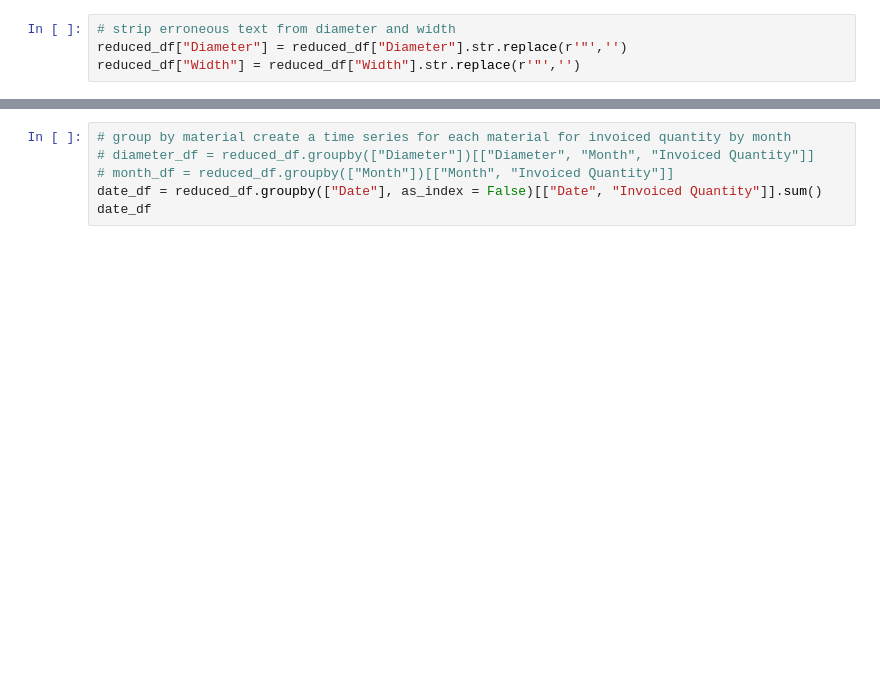
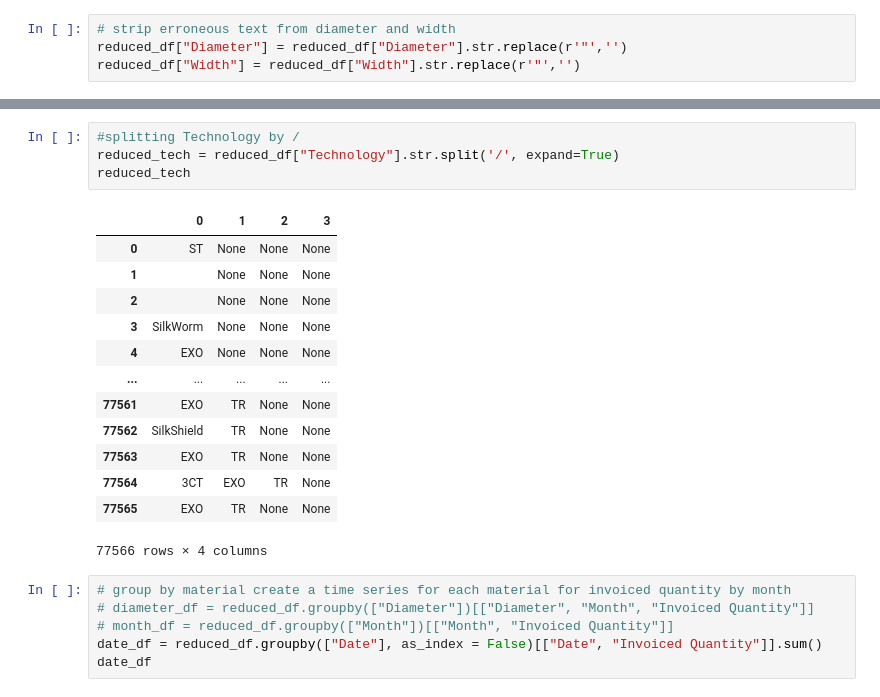
Before and after one commit to 2Delta/GT-Coding-Boot-Camp_Project-1, a Jupyter notebook: Project_01_BicycleSales.ipynb, the cells around one changed output, grey strips where cells are left out. Cells and saved outputs as stored; diff of their text form; blank space fills up the shorter version.

Commit message:
tried splitting technology

```diff
--- a/Project_01_BicycleSales.ipynb
+++ b/Project_01_BicycleSales.ipynb
@@ -49,3 +84,21 @@ reduced_df["Width"] = reduced_df["Width"].str.replace(r'"','')
+# %%
+#splitting Technology by /
+reduced_tech = reduced_df["Technology"].str.split('/', expand=True)
+reduced_tech
+# %% [output]
+|  | 0 | 1 | 2 | 3 |
+| 0 | ST | None | None | None |
+| 1 |  | None | None | None |
+| 2 |  | None | None | None |
+| 3 | SilkWorm | None | None | None |
+| 4 | EXO | None | None | None |
+| ... | ... | ... | ... | ... |
+| 77561 | EXO | TR | None | None |
+| 77562 | SilkShield | TR | None | None |
+| 77563 | EXO | TR | None | None |
+| 77564 | 3CT | EXO | TR | None |
+| 77565 | EXO | TR | None | None |
+77566 rows × 4 columns
 # %%
 # group by material create a time series for each material for invoiced quantity by month
 # diameter_df = reduced_df.groupby(["Diameter"])[["Diameter", "Month", "Invoiced Quantity"]]
```
Also changed, not shown: parts of 3 cells of this notebook.
